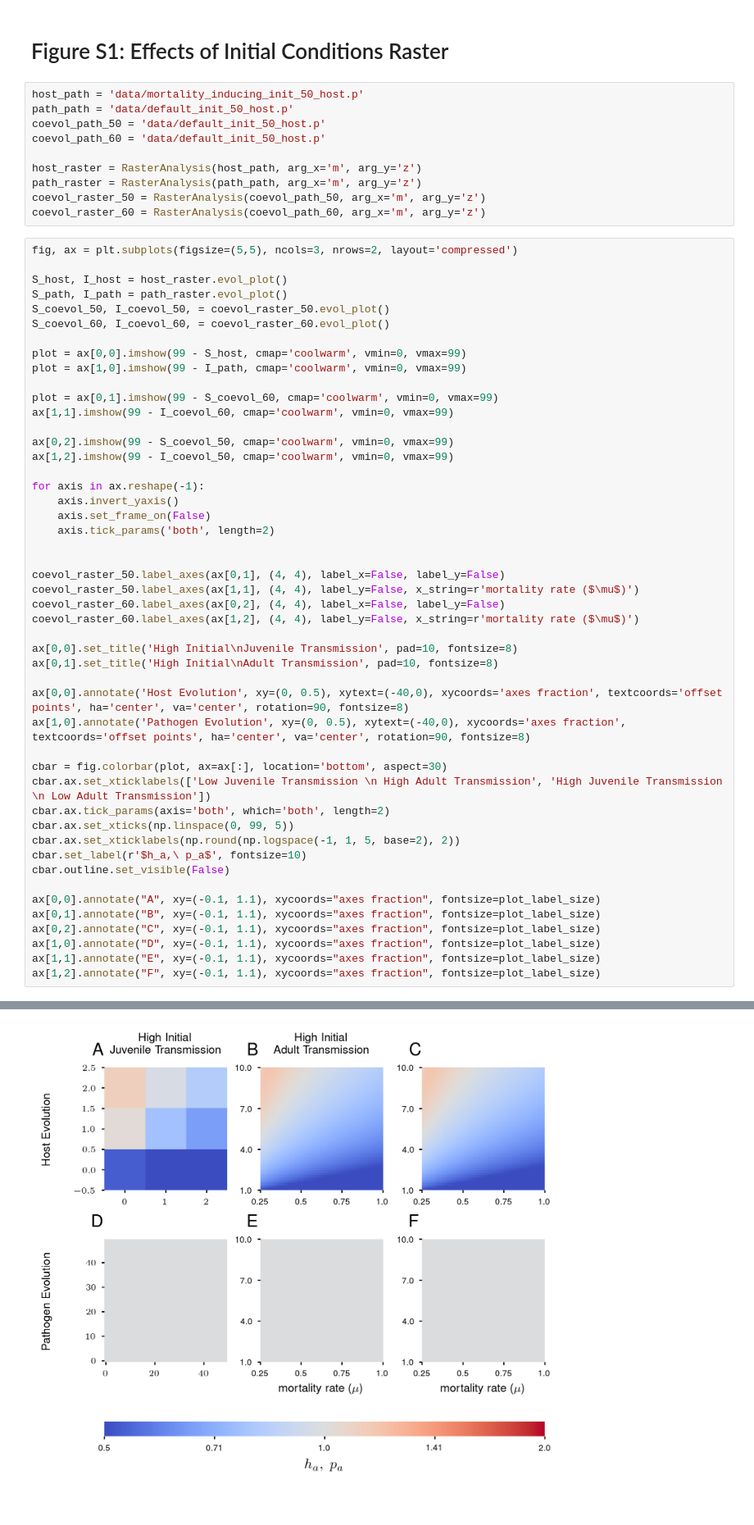
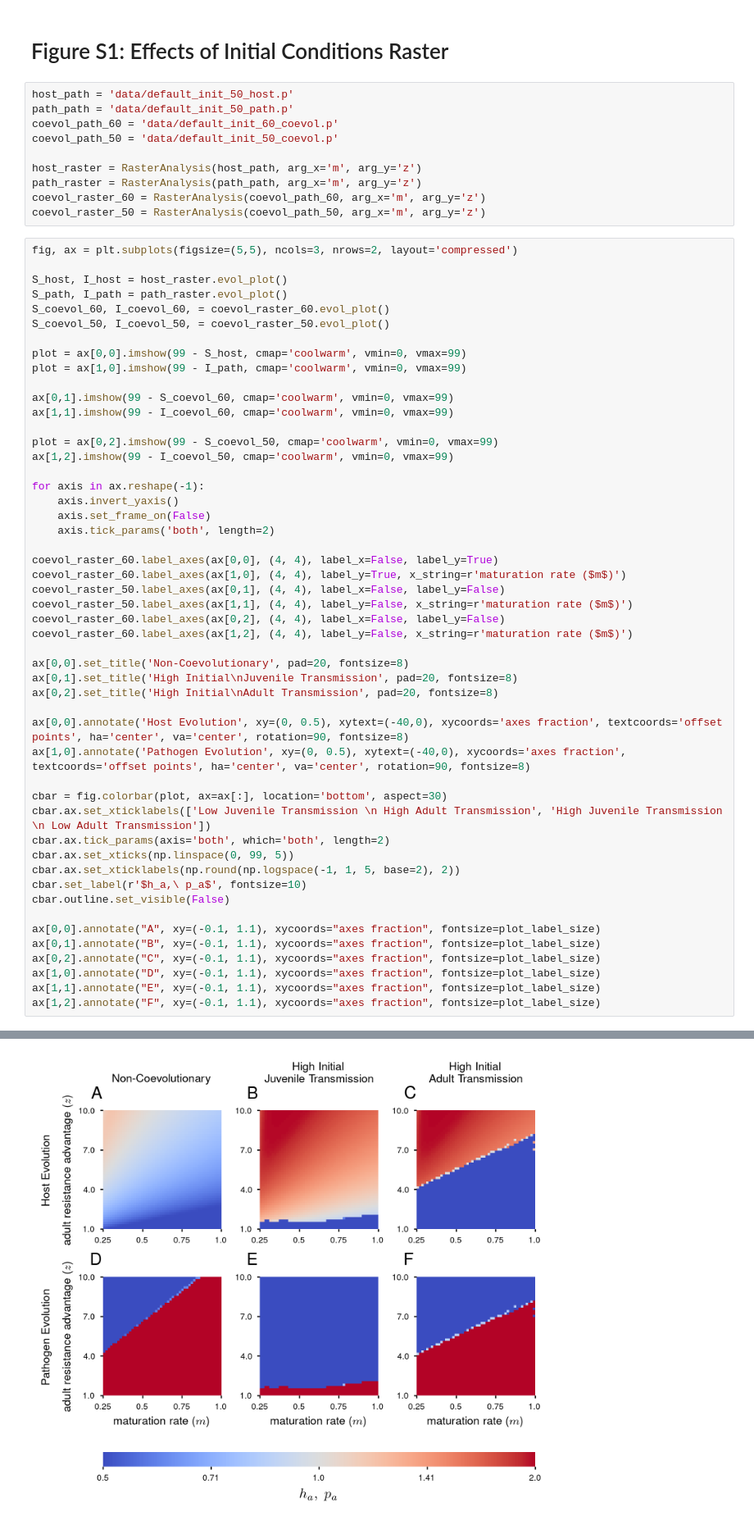
Before and after one commit to svhulse/transmission-coevolution, a Jupyter notebook: figures_supplementary.ipynb, the cells around one changed output, grey strips where cells are left out. Shown at 82% size. Saved outputs shown, nothing was run; the diff lists cells and outputs as text.

```diff
--- a/figures_supplementary.ipynb
+++ b/figures_supplementary.ipynb
@@ -42,63 +35,65 @@ def label_x_axis(ax, n_x_ticks = 3):
 # %% [markdown]
 # Figure S1: Effects of Initial Conditions Raster #
 # %%
-host_path = 'data/mortality_inducing_init_50_host.p'
-path_path = 'data/default_init_50_host.p'
-coevol_path_50 = 'data/default_init_50_host.p'
-coevol_path_60 = 'data/default_init_50_host.p'
+host_path = 'data/default_init_50_host.p'
+path_path = 'data/default_init_50_path.p'
+coevol_path_60 = 'data/default_init_60_coevol.p'
+coevol_path_50 = 'data/default_init_50_coevol.p'
 
 host_raster = RasterAnalysis(host_path, arg_x='m', arg_y='z')
 path_raster = RasterAnalysis(path_path, arg_x='m', arg_y='z')
+coevol_raster_60 = RasterAnalysis(coevol_path_60, arg_x='m', arg_y='z')
 coevol_raster_50 = RasterAnalysis(coevol_path_50, arg_x='m', arg_y='z')
-coevol_raster_60 = RasterAnalysis(coevol_path_60, arg_x='m', arg_y='z')
 # %%
 fig, ax = plt.subplots(figsize=(5,5), ncols=3, nrows=2, layout='compressed')
 
 S_host, I_host = host_raster.evol_plot()
 S_path, I_path = path_raster.evol_plot()
+S_coevol_60, I_coevol_60, = coevol_raster_60.evol_plot()
 S_coevol_50, I_coevol_50, = coevol_raster_50.evol_plot()
-S_coevol_60, I_coevol_60, = coevol_raster_60.evol_plot()
 
 plot = ax[0,0].imshow(99 - S_host, cmap='coolwarm', vmin=0, vmax=99)
 plot = ax[1,0].imshow(99 - I_path, cmap='coolwarm', vmin=0, vmax=99)
 
-plot = ax[0,1].imshow(99 - S_coevol_60, cmap='coolwarm', vmin=0, vmax=99)
+ax[0,1].imshow(99 - S_coevol_60, cmap='coolwarm', vmin=0, vmax=99)
 ax[1,1].imshow(99 - I_coevol_60, cmap='coolwarm', vmin=0, vmax=99)
 
-ax[0,2].imshow(99 - S_coevol_50, cmap='coolwarm', vmin=0, vmax=99)
+plot = ax[0,2].imshow(99 - S_coevol_50, cmap='coolwarm', vmin=0, vmax=99)
 ax[1,2].imshow(99 - I_coevol_50, cmap='coolwarm', vmin=0, vmax=99)
 
 for axis in ax.reshape(-1):
     axis.invert_yaxis()
     axis.set_frame_on(False)
     axis.tick_params('both', length=2)
 
+coevol_raster_60.label_axes(ax[0,0], (4, 4), label_x=False, label_y=True)
+coevol_raster_60.label_axes(ax[1,0], (4, 4), label_y=True, x_string=r'maturation rate ($m$)')
+coevol_raster_50.label_axes(ax[0,1], (4, 4), label_x=False, label_y=False)
+coevol_raster_50.label_axes(ax[1,1], (4, 4), label_y=False, x_string=r'maturation rate ($m$)')
+coevol_raster_60.label_axes(ax[0,2], (4, 4), label_x=False, label_y=False)
+coevol_raster_60.label_axes(ax[1,2], (4, 4), label_y=False, x_string=r'maturation rate ($m$)')
 
-coevol_raster_50.label_axes(ax[0,1], (4, 4), label_x=False, label_y=False)
-coevol_raster_50.label_axes(ax[1,1], (4, 4), label_y=False, x_string=r'mortality rate ($\mu$)')
-coevol_raster_60.label_axes(ax[0,2], (4, 4), label_x=False, label_y=False)
-coevol_raster_60.label_axes(ax[1,2], (4, 4), label_y=False, x_string=r'mortality rate ($\mu$)')
-
-ax[0,0].set_title('High Initial\nJuvenile Transmission', pad=10, fontsize=8)
-ax[0,1].set_title('High Initial\nAdult Transmission', pad=10, fontsize=8)
+ax[0,0].set_title('Non-Coevolutionary', pad=20, fontsize=8)
+ax[0,1].set_title('High Initial\nJuvenile Transmission', pad=20, fontsize=8)
+ax[0,2].set_title('High Initial\nAdult Transmission', pad=20, fontsize=8)
 
 ax[0,0].annotate('Host Evolution', xy=(0, 0.5), xytext=(-40,0), xycoords='axes fraction', textcoords='offset points', ha='center', va='center', rotation=90, fontsize=8)
 ax[1,0].annotate('Pathogen Evolution', xy=(0, 0.5), xytext=(-40,0), xycoords='axes fraction', textcoords='offset points', ha='center', va='center', rotation=90, fontsize=8)
 
 cbar = fig.colorbar(plot, ax=ax[:], location='bottom', aspect=30)
 cbar.ax.set_xticklabels(['Low Juvenile Transmission \n High Adult Transmission', 'High Juvenile Transmission \n Low Adult Transmission'])
 cbar.ax.tick_params(axis='both', which='both', length=2)
 cbar.ax.set_xticks(np.linspace(0, 99, 5))
 cbar.ax.set_xticklabels(np.round(np.logspace(-1, 1, 5, base=2), 2))
 cbar.set_label(r'$h_a,\ p_a$', fontsize=10)
 cbar.outline.set_visible(False)
 
 ax[0,0].annotate("A", xy=(-0.1, 1.1), xycoords="axes fraction", fontsize=plot_label_size)
 ax[0,1].annotate("B", xy=(-0.1, 1.1), xycoords="axes fraction", fontsize=plot_label_size)
 ax[0,2].annotate("C", xy=(-0.1, 1.1), xycoords="axes fraction", fontsize=plot_label_size)
 ax[1,0].annotate("D", xy=(-0.1, 1.1), xycoords="axes fraction", fontsize=plot_label_size)
 ax[1,1].annotate("E", xy=(-0.1, 1.1), xycoords="axes fraction", fontsize=plot_label_size)
 ax[1,2].annotate("F", xy=(-0.1, 1.1), xycoords="axes fraction", fontsize=plot_label_size)
 # %% [output]
 Text(-0.1, 1.1, 'F')
-[figure, old version]
+[figure, new version]
```
Also changed, not shown: parts of 9 cells of this notebook, 9 other files.
